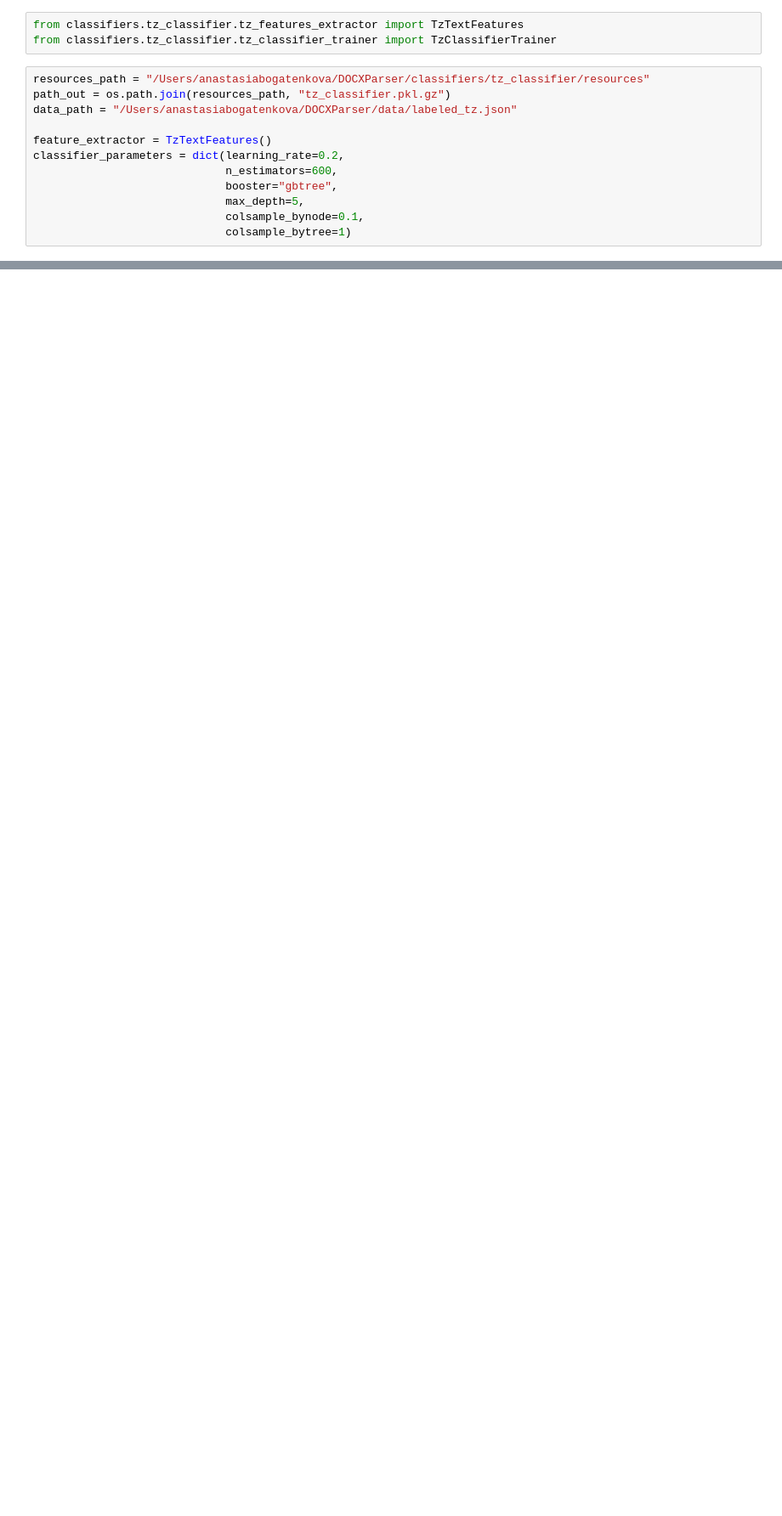
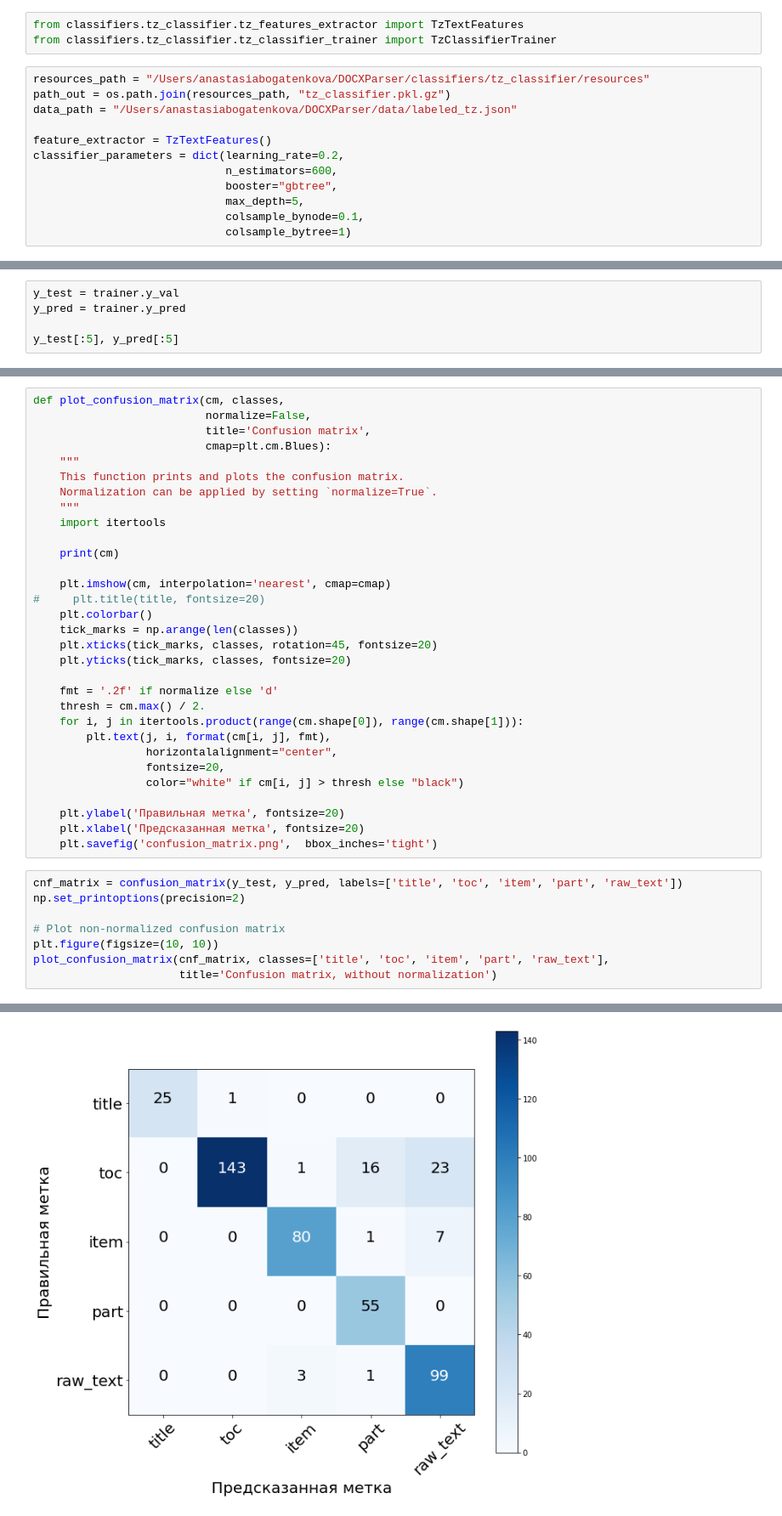
Before and after one commit to NastyBoget/DOCXParser, a Jupyter notebook: classifiers/tz_classifier/tz_classifier.ipynb, the cells around one changed output, grey strips where cells are left out. Shown at 85% size. Drawn from its saved outputs; the diff is of its cells as text; blank space fills up the shorter version.

Commit message:
confusion matrix added

```diff
--- a/classifiers/tz_classifier/tz_classifier.ipynb
+++ b/classifiers/tz_classifier/tz_classifier.ipynb
@@ -93,0 +58,5 @@ Save scores in /Users/anastasiabogatenkova/DOCXParser/classifiers/tz_classifier/
+# %%
+y_test = trainer.y_val
+y_pred = trainer.y_pred
+
+y_test[:5], y_pred[:5]
@@ -93,0 +83,40 @@ Save scores in /Users/anastasiabogatenkova/DOCXParser/classifiers/tz_classifier/
+# %%
+def plot_confusion_matrix(cm, classes,
+                          normalize=False,
+                          title='Confusion matrix',
+                          cmap=plt.cm.Blues):
+    """
+    This function prints and plots the confusion matrix.
+    Normalization can be applied by setting `normalize=True`.
+    """
+    import itertools
+
+    print(cm)
+
+    plt.imshow(cm, interpolation='nearest', cmap=cmap)
+#     plt.title(title, fontsize=20)
+    plt.colorbar()
+    tick_marks = np.arange(len(classes))
+    plt.xticks(tick_marks, classes, rotation=45, fontsize=20)
+    plt.yticks(tick_marks, classes, fontsize=20)
+
+    fmt = '.2f' if normalize else 'd'
+    thresh = cm.max() / 2.
+    for i, j in itertools.product(range(cm.shape[0]), range(cm.shape[1])):
+        plt.text(j, i, format(cm[i, j], fmt),
+                 horizontalalignment="center",
+                 fontsize=20,
+                 color="white" if cm[i, j] > thresh else "black")
+
+    plt.ylabel('Правильная метка', fontsize=20)
+    plt.xlabel('Предсказанная метка', fontsize=20)
+    plt.savefig('confusion_matrix.png',  bbox_inches='tight')
+# %%
+cnf_matrix = confusion_matrix(y_test, y_pred, labels=['title', 'toc', 'item', 'part', 'raw_text'])
+np.set_printoptions(precision=2)
+
+# Plot non-normalized confusion matrix
+plt.figure(figsize=(10, 10))
+plot_confusion_matrix(cnf_matrix, classes=['title', 'toc', 'item', 'part', 'raw_text'],
+                      title='Confusion matrix, without normalization')
+# %% [output]
@@ -93,0 +128 @@ Save scores in /Users/anastasiabogatenkova/DOCXParser/classifiers/tz_classifier/
+[figure, added]
```
Also changed, not shown: parts of 10 cells of this notebook, 5 other files.
